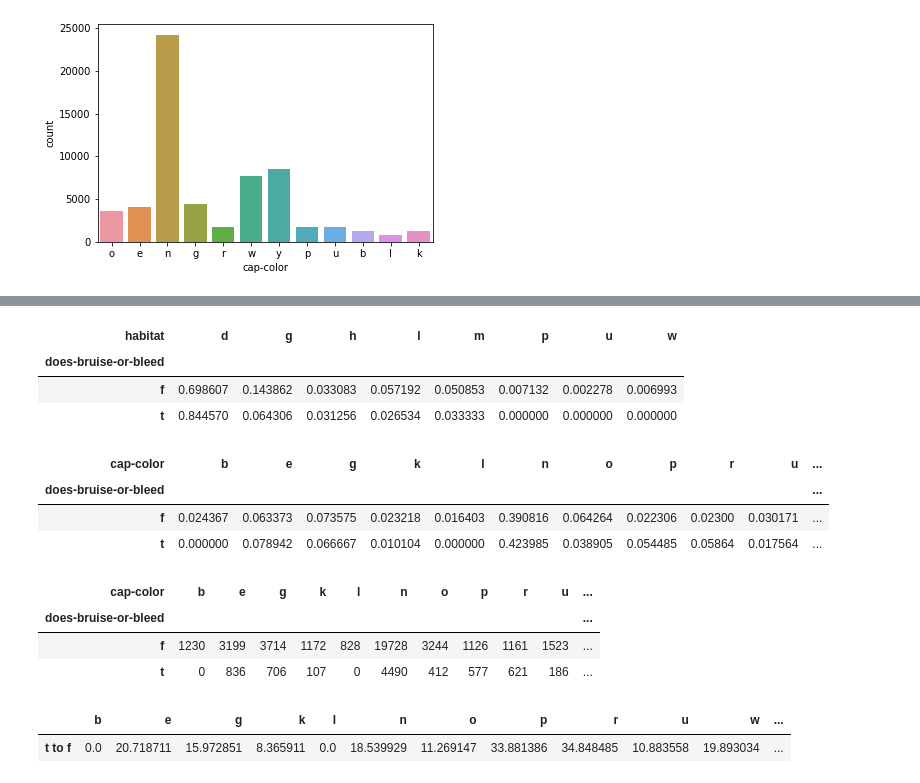
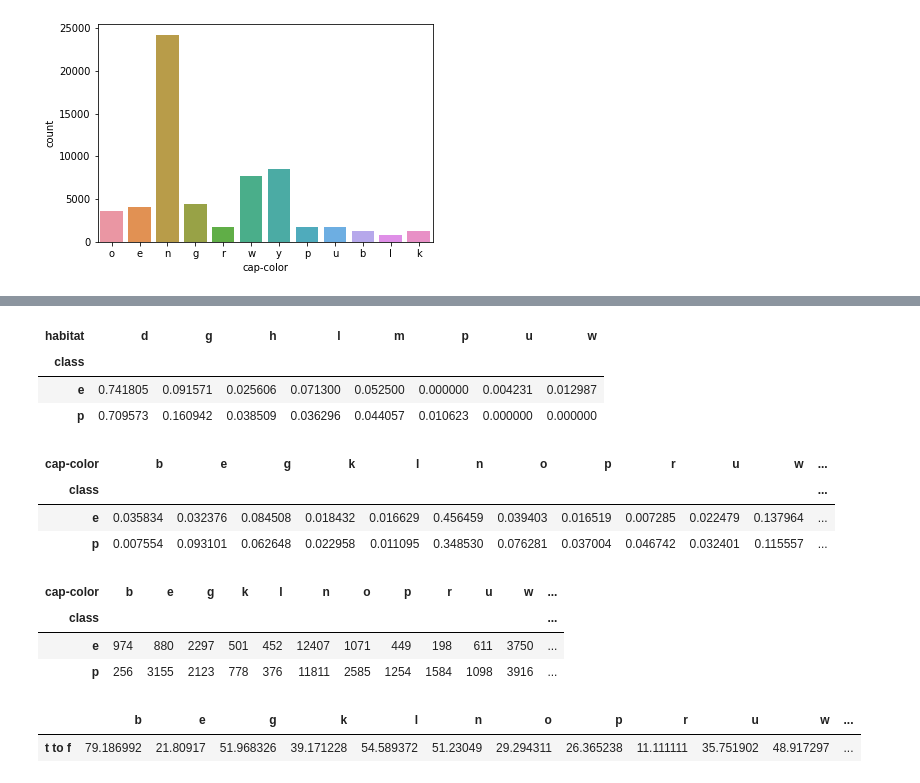
Before and after one commit to Arjissuan/Mushrooms-and-machine-learning, a Jupyter notebook: src/main_notebook.ipynb, the cells around one changed output, grey strips where cells are left out. Drawn from its saved outputs; the diff is of its cells as text; code cells hidden in the pictures.

```diff
--- a/src/main_notebook.ipynb
+++ b/src/main_notebook.ipynb
@@ -258,30 +279,30 @@ list(map(perc, hab.columns))
 # %%
-pd.crosstab(secondary_df['does-bruise-or-bleed'], secondary_df['habitat'], normalize='index')
+pd.crosstab(secondary_df['class'], secondary_df['habitat'], normalize='index')
 #mushromms are most common in forests and in gresses. Highest percent of finding edible is also in forest group
 # %% [output]
 | habitat | d | g | h | l | m | p | u | w |
-| does-bruise-or-bleed |  |  |  |  |  |  |  |  |
-| f | 0.698607 | 0.143862 | 0.033083 | 0.057192 | 0.050853 | 0.007132 | 0.002278 | 0.006993 |
-| t | 0.844570 | 0.064306 | 0.031256 | 0.026534 | 0.033333 | 0.000000 | 0.000000 | 0.000000 |
+| class |  |  |  |  |  |  |  |  |
+| e | 0.741805 | 0.091571 | 0.025606 | 0.071300 | 0.052500 | 0.000000 | 0.004231 | 0.012987 |
+| p | 0.709573 | 0.160942 | 0.038509 | 0.036296 | 0.044057 | 0.010623 | 0.000000 | 0.000000 |
 # %%
-pd.crosstab(secondary_df['does-bruise-or-bleed'], secondary_df['cap-color'], normalize='index')
+pd.crosstab(secondary_df['class'], secondary_df['cap-color'], normalize='index')
 # %% [output]
-| cap-color | b | e | g | k | l | n | o | p | r | u | ... |
-| does-bruise-or-bleed |  |  |  |  |  |  |  |  |  |  | ... |
-| f | 0.024367 | 0.063373 | 0.073575 | 0.023218 | 0.016403 | 0.390816 | 0.064264 | 0.022306 | 0.02300 | 0.030171 | ... |
-| t | 0.000000 | 0.078942 | 0.066667 | 0.010104 | 0.000000 | 0.423985 | 0.038905 | 0.054485 | 0.05864 | 0.017564 | ... |
+| cap-color | b | e | g | k | l | n | o | p | r | u | w | ... |
+| class |  |  |  |  |  |  |  |  |  |  |  | ... |
+| e | 0.035834 | 0.032376 | 0.084508 | 0.018432 | 0.016629 | 0.456459 | 0.039403 | 0.016519 | 0.007285 | 0.022479 | 0.137964 | ... |
+| p | 0.007554 | 0.093101 | 0.062648 | 0.022958 | 0.011095 | 0.348530 | 0.076281 | 0.037004 | 0.046742 | 0.032401 | 0.115557 | ... |
 # %%
-cap_col = pd.crosstab(secondary_df['does-bruise-or-bleed'], secondary_df['cap-color'])
+cap_col = pd.crosstab(secondary_df['class'], secondary_df['cap-color'])
 cap_col
 # %% [output]
-| cap-color | b | e | g | k | l | n | o | p | r | u | ... |
-| does-bruise-or-bleed |  |  |  |  |  |  |  |  |  |  | ... |
-| f | 1230 | 3199 | 3714 | 1172 | 828 | 19728 | 3244 | 1126 | 1161 | 1523 | ... |
-| t | 0 | 836 | 706 | 107 | 0 | 4490 | 412 | 577 | 621 | 186 | ... |
+| cap-color | b | e | g | k | l | n | o | p | r | u | w | ... |
+| class |  |  |  |  |  |  |  |  |  |  |  | ... |
+| e | 974 | 880 | 2297 | 501 | 452 | 12407 | 1071 | 449 | 198 | 611 | 3750 | ... |
+| p | 256 | 3155 | 2123 | 778 | 376 | 11811 | 2585 | 1254 | 1584 | 1098 | 3916 | ... |
 # %%
-cap_perc = dict(map(lambda x: (x,(cap_col[x]['t']*100)/np.sum(cap_col[x])), cap_col.columns))
+cap_perc = dict(map(lambda x: (x,(cap_col[x]['e']*100)/np.sum(cap_col[x])), cap_col.columns))
 pd.DataFrame(index=['t to f'], data=cap_perc)
 #
 # %% [output]
 |  | b | e | g | k | l | n | o | p | r | u | w | ... |
-| t to f | 0.0 | 20.718711 | 15.972851 | 8.365911 | 0.0 | 18.539929 | 11.269147 | 33.881386 | 34.848485 | 10.883558 | 19.893034 | ... |
+| t to f | 79.186992 | 21.80917 | 51.968326 | 39.171228 | 54.589372 | 51.23049 | 29.294311 | 26.365238 | 11.111111 | 35.751902 | 48.917297 | ... |
```
Also changed, not shown: parts of 18 cells of this notebook, 4 other files.
